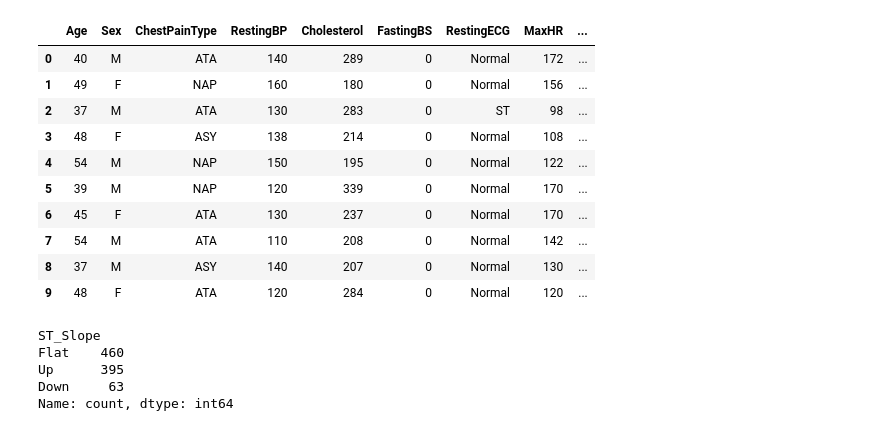
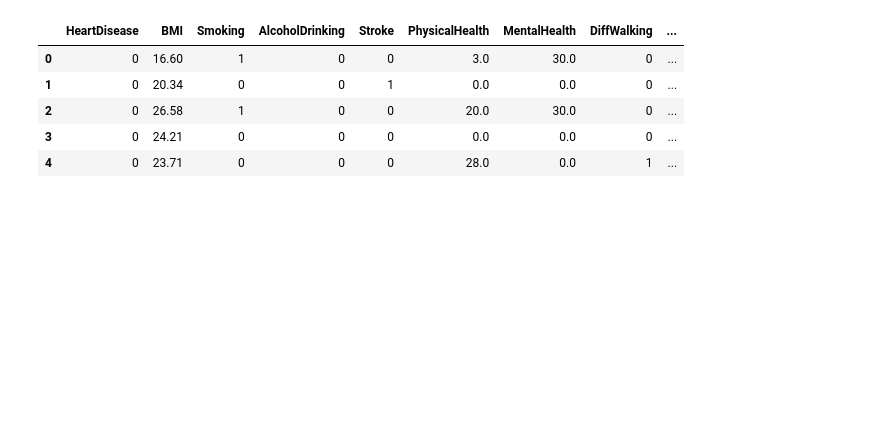
Before and after one commit to murilorrs/Heart-Disease, a Jupyter notebook: src/model.ipynb, the cells around one changed output. Cells and saved outputs as stored; diff of their text form; code cells hidden in the pictures; blank space fills up the shorter version.

```diff
--- a/src/model.ipynb
+++ b/src/model.ipynb
@@ -8,2 +8,3 @@ import matplotlib.pyplot as plt
 # %%
-df = pd.read_csv('../data/Heart-Disease-Dataset/heart.csv')
+df = pd.read_csv('../data/heart_2020_cleaned.csv')
+df.head()
@@ -9,0 +26,28 @@ df = pd.read_csv('../data/Heart-Disease-Dataset/heart.csv')
+# %%
+df['HeartDisease'].replace({'No':0,'Yes':1}, inplace=True)
+
+df['Smoking'].replace({'No':0,'Yes':1}, inplace=True)
+
+df['AlcoholDrinking'].replace({'No':0,'Yes':1}, inplace=True)
+
+df['Stroke'].replace({'No':0,'Yes':1}, inplace=True)
+
+df['DiffWalking'].replace({'No':0,'Yes':1}, inplace=True)
+
+df['Diabetic'].replace({'No':0,'No, borderline diabetes':0,'Yes (during pregnancy)':1,'Yes':1}, inplace=True)
+
+df['PhysicalActivity'].replace({'No':0,'Yes':1}, inplace=True)
+
+df['Asthma'].replace({'No':0,'Yes':1}, inplace=True)
+
+df['KidneyDisease'].replace({'No':0,'Yes':1}, inplace=True)
+
+df['SkinCancer'].replace({'No':0,'Yes':1}, inplace=True)
+
+df['Sex'].replace({'Male':0,'Female':1}, inplace=True)
+
+df['AgeCategory'].replace({'18-24':0,'25-29':1,'30-34':2,'35-39':3,'40-44':4,'45-49':5,'50-54':6,'55-59':7,'60-64':8,'65-69':9,'70-74':10,'75-79':11,'80 or older':12}, inplace=True)
+
+df['Race'].replace({'White':0,'Hispanic':1,'Black':2,'Asian':3,'American Indian/Alaskan Native':4,'Other':5}, inplace=True)
+
+df['GenHealth'].replace({'Excellent':0,'Very good':1,'Good':2,'Fair':3,'Poor':4}, inplace=True)
@@ -10,22 +72,9 @@ df = pd.read_csv('../data/Heart-Disease-Dataset/heart.csv')
 # %%
-df.head(10)
+df.head()
 # %% [output]
-|  | Age | Sex | ChestPainType | RestingBP | Cholesterol | FastingBS | RestingECG | MaxHR | ... |
-| 0 | 40 | M | ATA | 140 | 289 | 0 | Normal | 172 | ... |
-| 1 | 49 | F | NAP | 160 | 180 | 0 | Normal | 156 | ... |
-| 2 | 37 | M | ATA | 130 | 283 | 0 | ST | 98 | ... |
-| 3 | 48 | F | ASY | 138 | 214 | 0 | Normal | 108 | ... |
-| 4 | 54 | M | NAP | 150 | 195 | 0 | Normal | 122 | ... |
-| 5 | 39 | M | NAP | 120 | 339 | 0 | Normal | 170 | ... |
-| 6 | 45 | F | ATA | 130 | 237 | 0 | Normal | 170 | ... |
-| 7 | 54 | M | ATA | 110 | 208 | 0 | Normal | 142 | ... |
-| 8 | 37 | M | ASY | 140 | 207 | 0 | Normal | 130 | ... |
-| 9 | 48 | F | ATA | 120 | 284 | 0 | Normal | 120 | ... |
+|  | HeartDisease | BMI | Smoking | AlcoholDrinking | Stroke | PhysicalHealth | MentalHealth | DiffWalking | ... |
+| 0 | 0 | 16.60 | 1 | 0 | 0 | 3.0 | 30.0 | 0 | ... |
+| 1 | 0 | 20.34 | 0 | 0 | 1 | 0.0 | 0.0 | 0 | ... |
+| 2 | 0 | 26.58 | 1 | 0 | 0 | 20.0 | 30.0 | 0 | ... |
+| 3 | 0 | 24.21 | 0 | 0 | 0 | 0.0 | 0.0 | 0 | ... |
+| 4 | 0 | 23.71 | 0 | 0 | 0 | 28.0 | 0.0 | 1 | ... |
-# %%
-df['ST_Slope'].value_counts()
-# %% [output]
-ST_Slope
-Flat    460
-Up      395
-Down     63
-Name: count, dtype: int64
```
Also changed, not shown: parts of 54 cells of this notebook.
